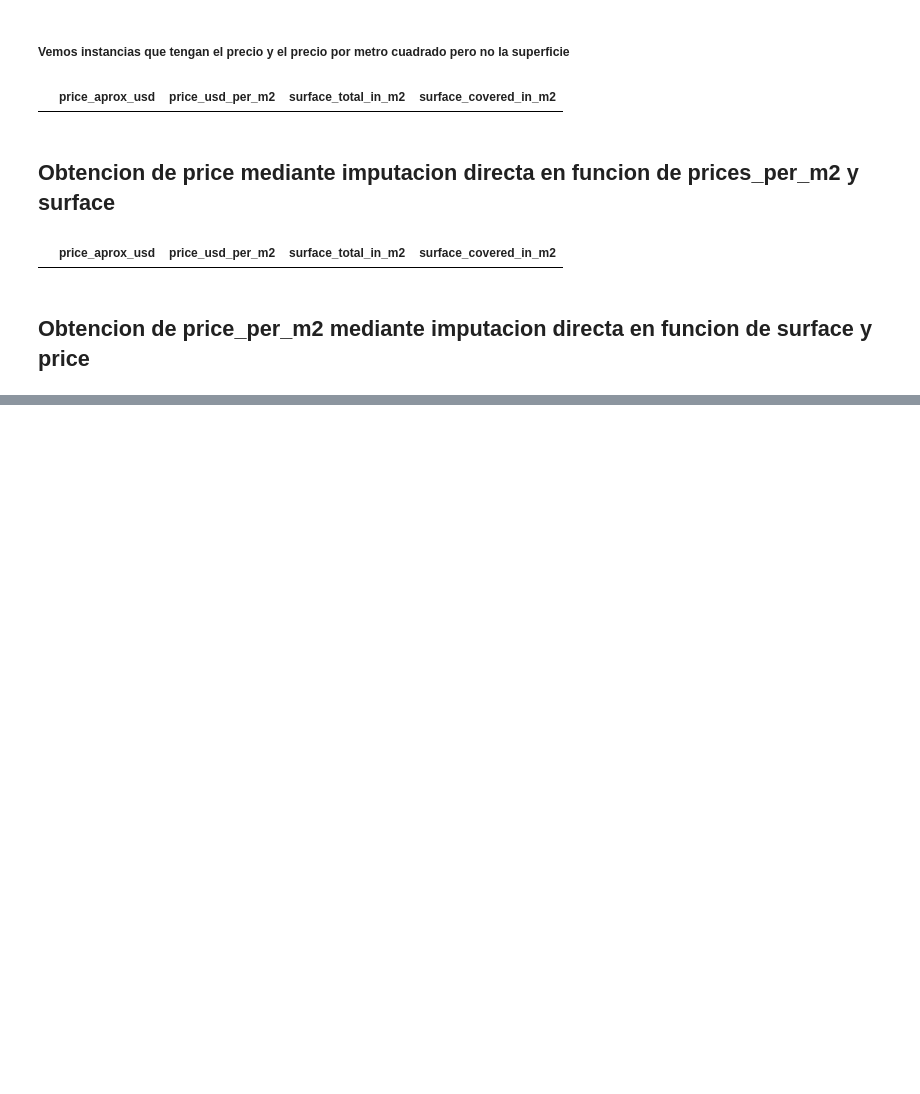
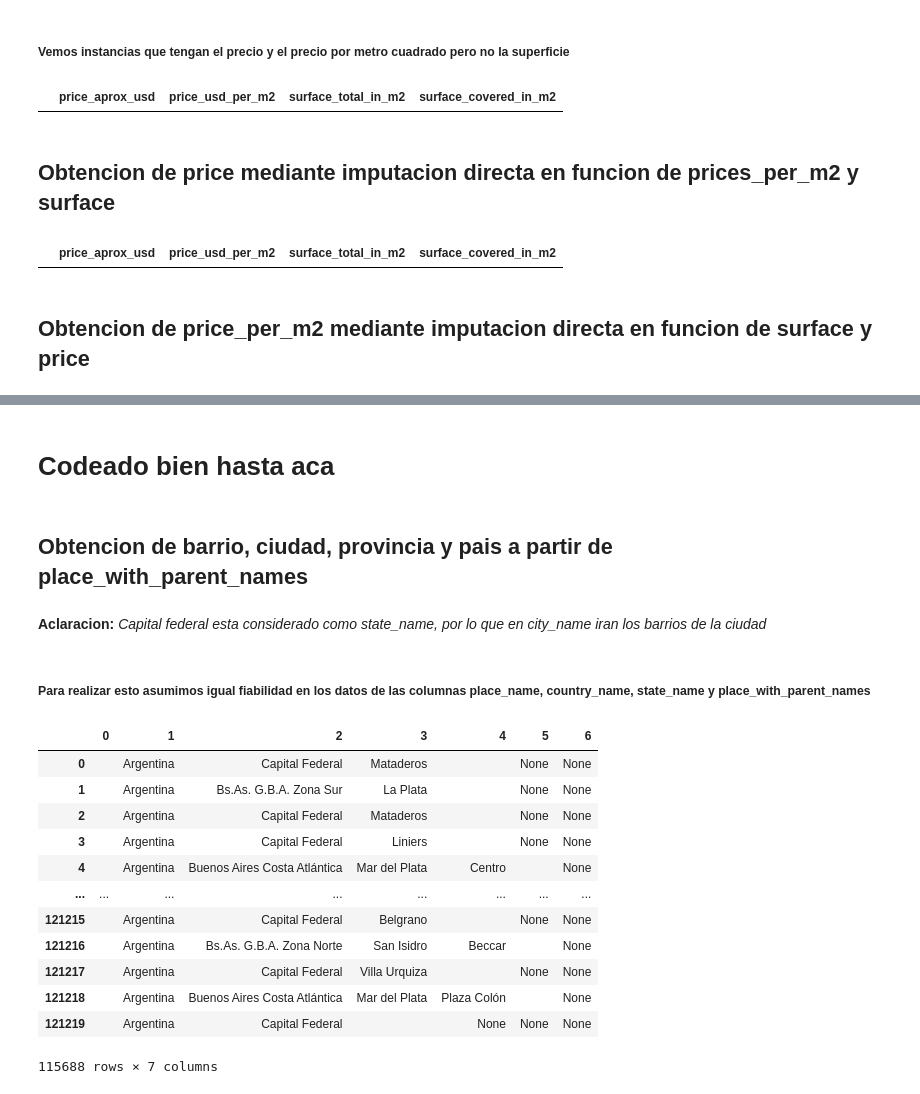
Before and after one commit to BenkosT/TP_Limpieza, a Jupyter notebook: Notebooks/Limpieza.ipynb, the cells around one changed output, grey strips where cells are left out. Saved outputs shown, nothing was run; the diff lists cells and outputs as text; code cells hidden in the pictures; blank space fills up the shorter version.

```diff
--- a/Notebooks/Limpieza.ipynb
+++ b/Notebooks/Limpieza.ipynb
@@ -932,5 +933,5 @@ Name: title, Length: 17871, dtype: object
 # %%
-title_price_match = title_price_result.apply(lambda x: np.nan if x is None else x.group('price'))
+title_price_match = title_price_result.apply(lambda x: np.nan if x is None else x.group('price_aprox_usd'))
 print(title_price_match)
 
 print("price matcheados= ",(title_price_match.notnull()).sum()) #aca veo que cantidad pudo matchear
@@ -950,7 +951,7 @@ Name: title, Length: 17871, dtype: float64
 price matcheados=  0
 # %%
 # Imputamos la serie description_surface_total_in_m2_match con su index en el DataSet
-data.loc[title_price_match.index, "price"] = title_price_match
-print(data[["property_type" , "price"]])
-data[["price"]].dtypes
+data.loc[title_price_match.index, "price_aprox_usd"] = title_price_match
+print(data[["property_type" , "price_aprox_usd"]])
+data[["price_aprox_usd"]].dtypes
 # %% [output]
@@ -972,6 +973,6 @@ price    object
 dtype: object
 # %%
 #Cambio el tipo de dato de object a float para homogeneizarlo con los datos numericos que tenemos
-data["price"] = data["price"].astype("float")
-data[["price"]].dtypes
+data["price_aprox_usd"] = data["price_aprox_usd"].astype("float")
+data[["price_aprox_usd"]].dtypes
 # %% [output]
@@ -1009,7 +1010,7 @@ data_place_name_null
 #### *Como todos los nulos en la columna place_name corresponden al municipio de Tigre, los imputamos directamente con este municipo*
 # %%
 # Como todos los nulos en la columna place_name corresponden al municipio de Tigre, los imputamos directamente con este municipio
-data.loc[data_place_name_null.index, "place_name"] = 'Tigre'
+#data.loc[data_place_name_null.index, "place_name"] = 'Tigre'
 # %% [markdown]
 ## Obtencion de surface_total_in_m2 y surface_covered_in_m2 mediante imputacion directa
 # %% [markdown]
@@ -1170,0 +1147,26 @@ array(['sell'], dtype=object)
+# %% [markdown]
+# Codeado bien hasta aca
+# %% [markdown]
+## Obtencion de barrio, ciudad, provincia y pais a partir de place_with_parent_names
+# %% [markdown]
+**Aclaracion:** *Capital federal esta considerado como state_name, por lo que en city_name iran los barrios de la ciudad*
+# %% [markdown]
+##### **Para realizar esto asumimos igual fiabilidad en los datos de las columnas place_name, country_name, state_name y place_with_parent_names**
+# %%
+# Realizo un nuevo dataset a partir de separar la columna place_with_parent_names en columnas separadas
+data_place_with_parent_names = data["place_with_parent_names"].str.split("|", expand=True)
+data_place_with_parent_names
+# %% [output]
+|  | 0 | 1 | 2 | 3 | 4 | 5 | 6 |
+| 0 |  | Argentina | Capital Federal | Mataderos |  | None | None |
+| 1 |  | Argentina | Bs.As. G.B.A. Zona Sur | La Plata |  | None | None |
+| 2 |  | Argentina | Capital Federal | Mataderos |  | None | None |
+| 3 |  | Argentina | Capital Federal | Liniers |  | None | None |
+| 4 |  | Argentina | Buenos Aires Costa Atlántica | Mar del Plata | Centro |  | None |
+| ... | ... | ... | ... | ... | ... | ... | ... |
+| 121215 |  | Argentina | Capital Federal | Belgrano |  | None | None |
+| 121216 |  | Argentina | Bs.As. G.B.A. Zona Norte | San Isidro | Beccar |  | None |
+| 121217 |  | Argentina | Capital Federal | Villa Urquiza |  | None | None |
+| 121218 |  | Argentina | Buenos Aires Costa Atlántica | Mar del Plata | Plaza Colón |  | None |
+| 121219 |  | Argentina | Capital Federal |  | None | None | None |
+115688 rows × 7 columns
```
Also changed, not shown: parts of 32 cells of this notebook.
